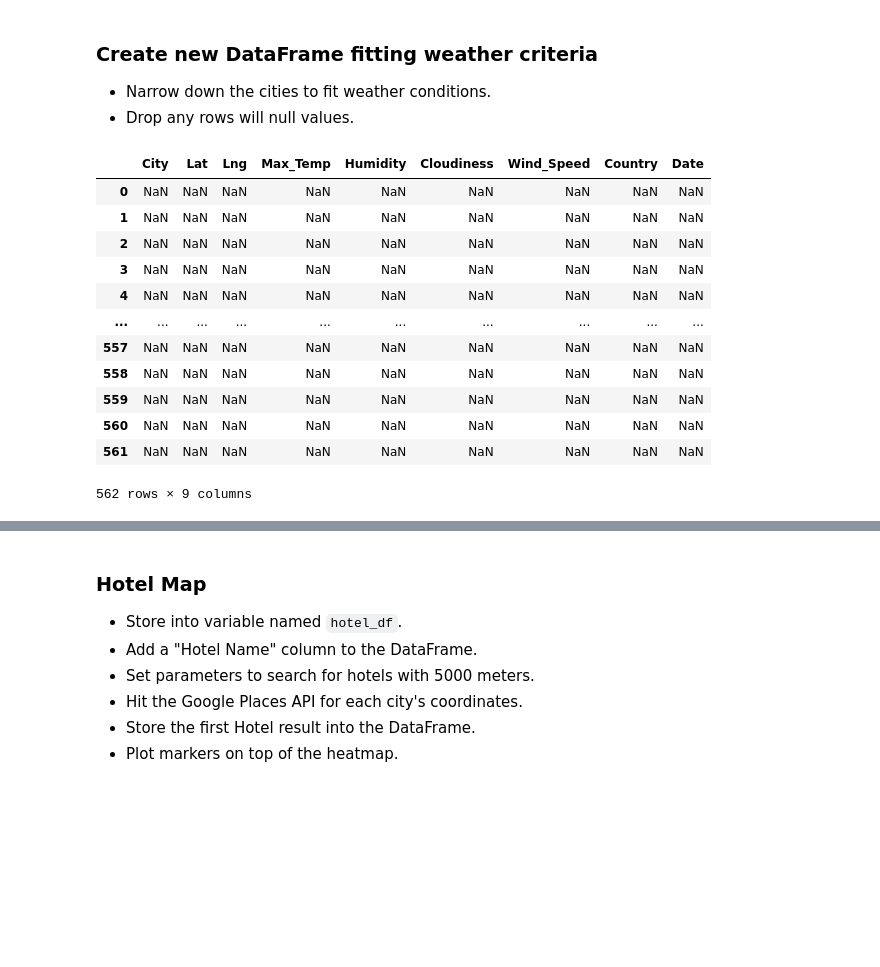
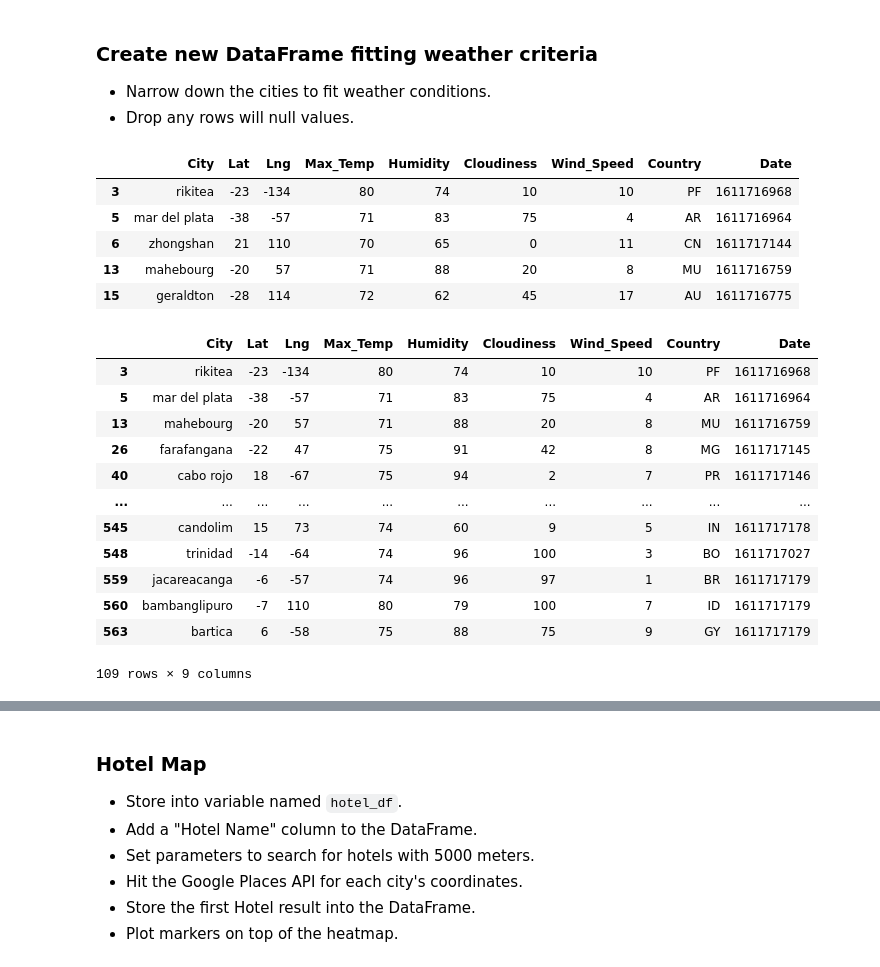
Before and after one commit to cjbeimfohr13/Python-Api-Challenge, a Jupyter notebook: WeatherPy/VacationPy.ipynb, the cells around one changed output, grey strips where cells are left out. Drawn from its saved outputs; the diff is of its cells as text; code cells hidden in the pictures; blank space fills up the shorter version.

```diff
--- a/WeatherPy/VacationPy.ipynb
+++ b/WeatherPy/VacationPy.ipynb
@@ -61,27 +69,32 @@ fig
 * Narrow down the cities to fit weather conditions.
 * Drop any rows will null values.
 # %%
-city_temp=clean_city_data.loc[(clean_city_data["Max_Temp"]<=80) & (clean_city_data["Max_Temp"]>=70)]
-city_wind=clean_city_data.loc[clean_city_data["Wind_Speed"]<=10]
-city_clouds=clean_city_data.loc[clean_city_data["Cloudiness"]==0]
+city_temp=clean_city_data.loc[(clean_city_data["Max_Temp"]<=80) & (clean_city_data["Max_Temp"]>=70),:]
 
-data_params=city_temp+city_wind+city_clouds
-
-city_data_params=clean_city_data[data_params]
-city_data_params
+city_temp.head()
 
 # city_data_params.to_csv("city_data_params",index=False)
 # %% [output]
 |  | City | Lat | Lng | Max_Temp | Humidity | Cloudiness | Wind_Speed | Country | Date |
-| 0 | NaN | NaN | NaN | NaN | NaN | NaN | NaN | NaN | NaN |
-| 1 | NaN | NaN | NaN | NaN | NaN | NaN | NaN | NaN | NaN |
-| 2 | NaN | NaN | NaN | NaN | NaN | NaN | NaN | NaN | NaN |
-| 3 | NaN | NaN | NaN | NaN | NaN | NaN | NaN | NaN | NaN |
-| 4 | NaN | NaN | NaN | NaN | NaN | NaN | NaN | NaN | NaN |
-| ... | ... | ... | ... | ... | ... | ... | ... | ... | ... |
-| 557 | NaN | NaN | NaN | NaN | NaN | NaN | NaN | NaN | NaN |
-| 558 | NaN | NaN | NaN | NaN | NaN | NaN | NaN | NaN | NaN |
-| 559 | NaN | NaN | NaN | NaN | NaN | NaN | NaN | NaN | NaN |
-| 560 | NaN | NaN | NaN | NaN | NaN | NaN | NaN | NaN | NaN |
-| 561 | NaN | NaN | NaN | NaN | NaN | NaN | NaN | NaN | NaN |
+| 3 | rikitea | -23 | -134 | 80 | 74 | 10 | 10 | PF | 1611716968 |
+| 5 | mar del plata | -38 | -57 | 71 | 83 | 75 | 4 | AR | 1611716964 |
+| 6 | zhongshan | 21 | 110 | 70 | 65 | 0 | 11 | CN | 1611717144 |
+| 13 | mahebourg | -20 | 57 | 71 | 88 | 20 | 8 | MU | 1611716759 |
+| 15 | geraldton | -28 | 114 | 72 | 62 | 45 | 17 | AU | 1611716775 |
-562 rows × 9 columns
+# %%
+wind_speed=city_temp.loc[city_temp["Wind_Speed"]<=10]
+wind_speed
+# %% [output]
+|  | City | Lat | Lng | Max_Temp | Humidity | Cloudiness | Wind_Speed | Country | Date |
+| 3 | rikitea | -23 | -134 | 80 | 74 | 10 | 10 | PF | 1611716968 |
+| 5 | mar del plata | -38 | -57 | 71 | 83 | 75 | 4 | AR | 1611716964 |
+| 13 | mahebourg | -20 | 57 | 71 | 88 | 20 | 8 | MU | 1611716759 |
+| 26 | farafangana | -22 | 47 | 75 | 91 | 42 | 8 | MG | 1611717145 |
+| 40 | cabo rojo | 18 | -67 | 75 | 94 | 2 | 7 | PR | 1611717146 |
+| ... | ... | ... | ... | ... | ... | ... | ... | ... | ... |
+| 545 | candolim | 15 | 73 | 74 | 60 | 9 | 5 | IN | 1611717178 |
+| 548 | trinidad | -14 | -64 | 74 | 96 | 100 | 3 | BO | 1611717027 |
+| 559 | jacareacanga | -6 | -57 | 74 | 96 | 97 | 1 | BR | 1611717179 |
+| 560 | bambanglipuro | -7 | 110 | 80 | 79 | 100 | 7 | ID | 1611717179 |
+| 563 | bartica | 6 | -58 | 75 | 88 | 75 | 9 | GY | 1611717179 |
+109 rows × 9 columns
```
Also changed, not shown: parts of 11 cells of this notebook, 3 other files.
